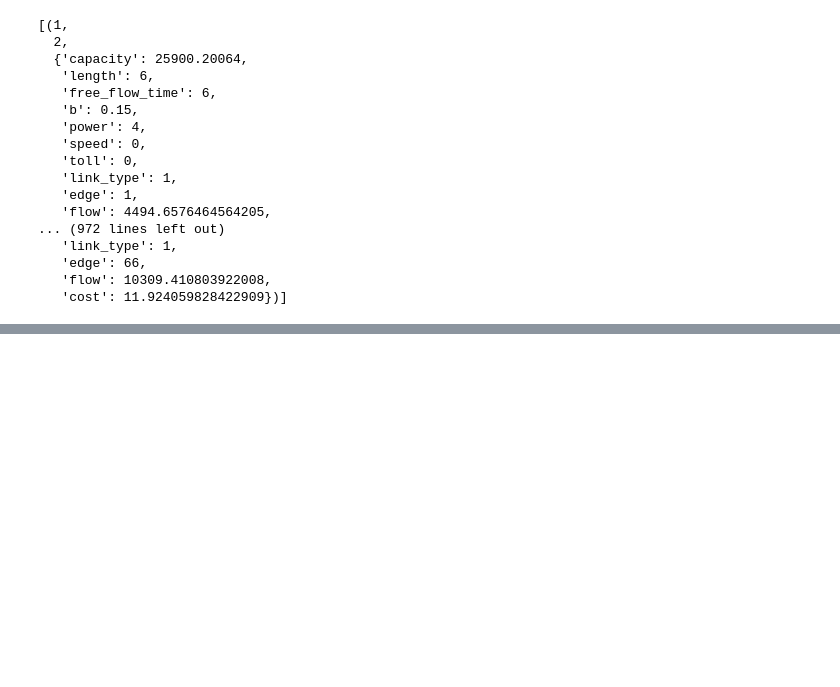
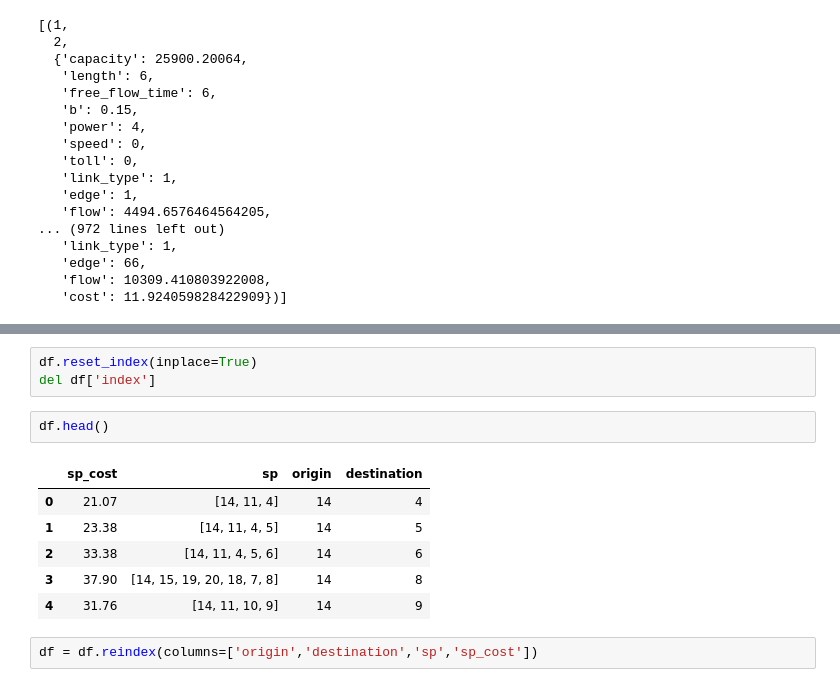
Before and after one commit to marsuconn/sioux-falls-network, a Jupyter notebook: sioux-falls.ipynb, the cells around one changed output, grey strips where cells are left out. Drawn from its saved outputs; the diff is of its cells as text; blank space fills up the shorter version.

```diff
--- a/sioux-falls.ipynb
+++ b/sioux-falls.ipynb
@@ -175,0 +212,14 @@ plt.savefig('actual-siux-falls-network.png')
+# %%
+df.reset_index(inplace=True)
+del df['index']
+# %%
+df.head()
+# %% [output]
+|  | sp_cost | sp | origin | destination |
+| 0 | 21.07 | [14, 11, 4] | 14 | 4 |
+| 1 | 23.38 | [14, 11, 4, 5] | 14 | 5 |
+| 2 | 33.38 | [14, 11, 4, 5, 6] | 14 | 6 |
+| 3 | 37.90 | [14, 15, 19, 20, 18, 7, 8] | 14 | 8 |
+| 4 | 31.76 | [14, 11, 10, 9] | 14 | 9 |
+# %%
+df = df.reindex(columns=['origin','destination','sp','sp_cost'])
```
Also changed, not shown: parts of 26 cells of this notebook, 1 other file.
